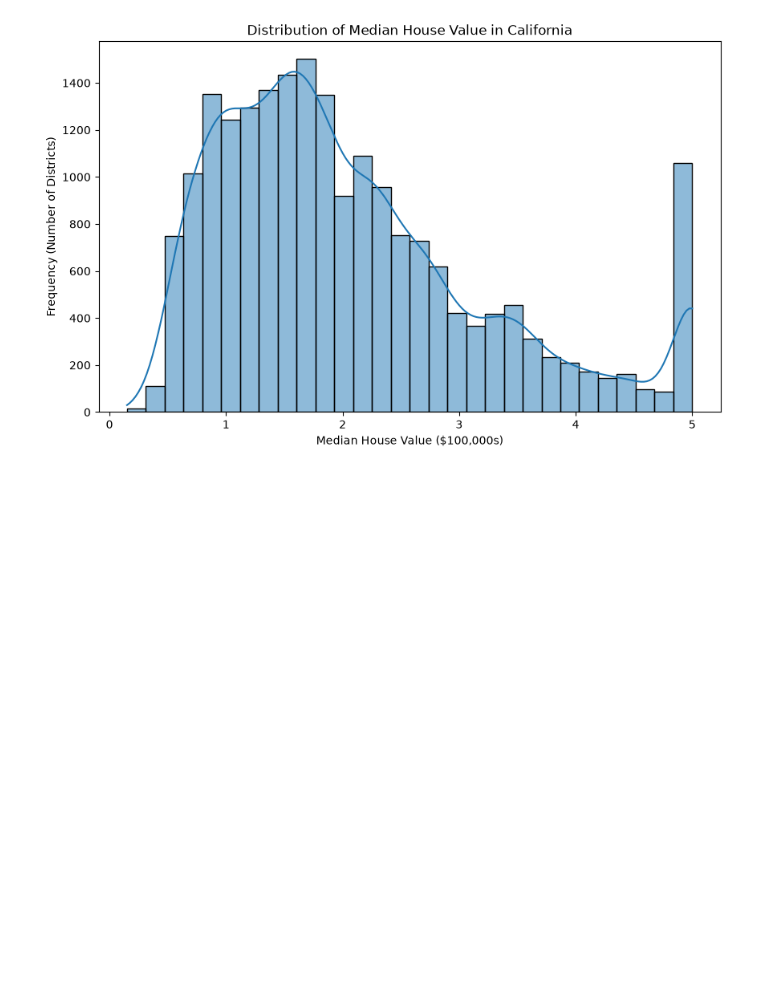
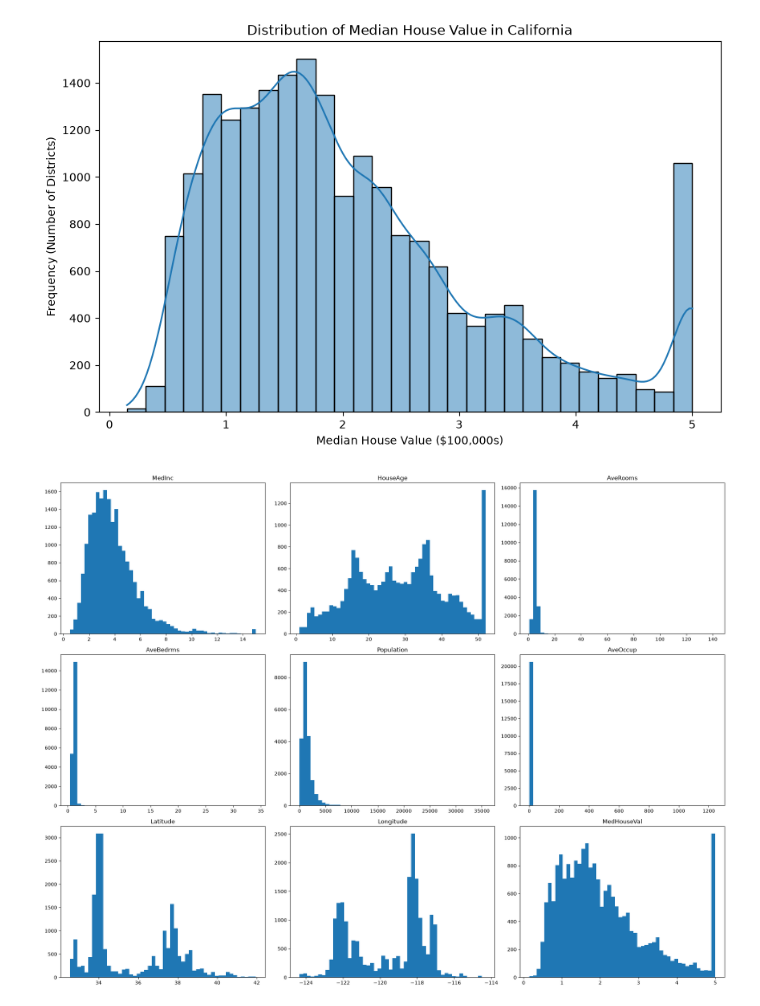
Before and after one commit to Rupesh-AI404/real-estate-price-prediction, a Jupyter notebook: real-estate-analysis.ipynb, the cells around one changed output. Drawn from its saved outputs; the diff is of its cells as text; code cells hidden in the pictures; blank space fills up the shorter version.

```diff
--- a/real-estate-analysis.ipynb
+++ b/real-estate-analysis.ipynb
@@ -154,3 +154,26 @@ plt.ylabel('Frequency (Number of Districts)')
 plt.show()
 # %% [output]
 [figure]
+# %%
+# The .hist() method on a pandas DataFrame is a powerful tool that automatically creates
+# a histogram for each numerical column. It's an incredibly efficient way to get a
+# quick overview of the distributions of all features at once.
+
+# We pass several arguments to customize the output:
+# - bins=50: We'll use 50 bins to get a more detailed view of the distributions.
+# - figsize=(20, 15): We specify a large figure size (20 inches wide by 15 inches tall)
+#   to ensure that the grid of plots is spacious and each individual plot is clear and readable.
+# - grid=False: This is a stylistic choice to remove the background grid lines, which
+#   can sometimes make plots look cluttered. The focus should be on the shape of the histogram bars.
+housing_df.hist(bins=50, figsize=(20, 15), grid=False)
+
+# The plt.tight_layout() function from Matplotlib is a very useful utility.
+# It automatically adjusts the spacing between subplots to prevent titles, labels,
+# or axes from overlapping. It's a great practice to call this after creating a figure
+# with multiple subplots.
+plt.tight_layout()
+
+# Finally, plt.show() renders the entire figure with all its subplots.
+plt.show()
+# %% [output]
+[figure, added]
```
